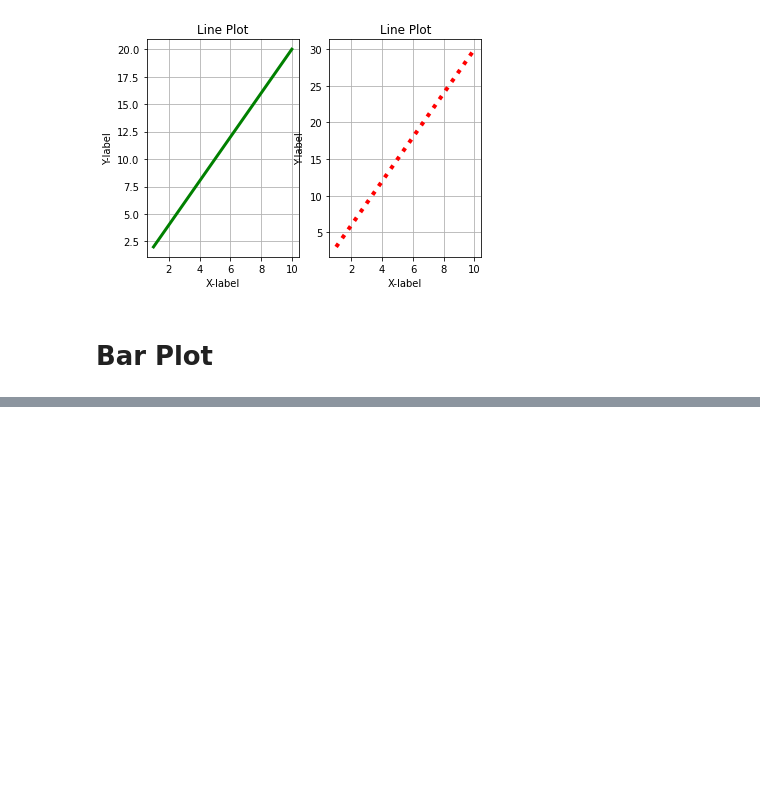
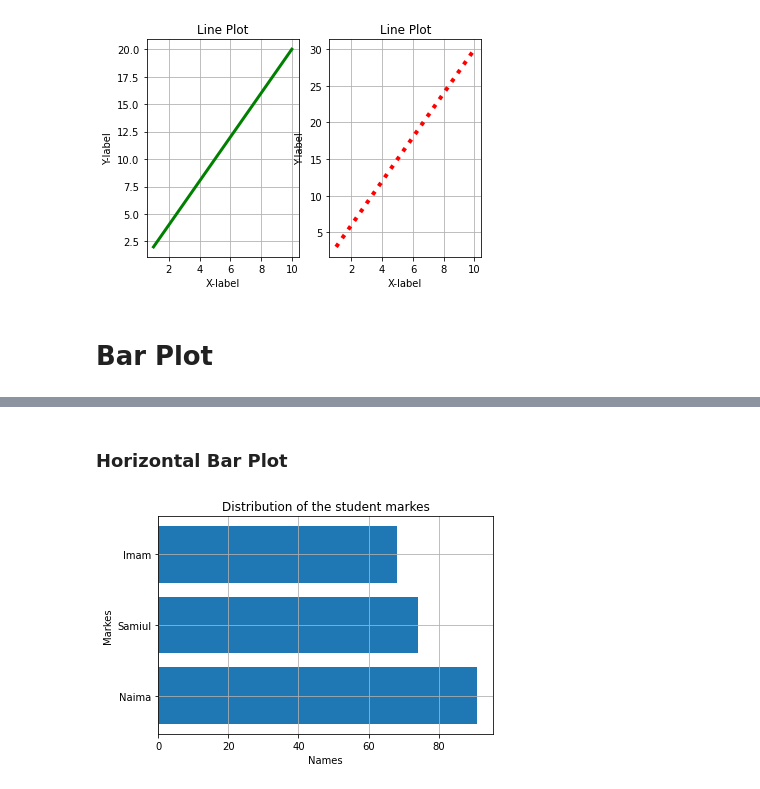
Before and after one commit to imamahasane/Matplotlib_Practices, a Jupyter notebook: MatplotlibPractice.ipynb, the cells around one changed output, grey strips where cells are left out. Saved outputs shown, nothing was run; the diff lists cells and outputs as text; code cells hidden in the pictures; blank space fills up the shorter version.

```diff
--- a/MatplotlibPractice.ipynb
+++ b/MatplotlibPractice.ipynb
@@ -137,0 +170,11 @@ plt.show()
+# %% [markdown]
+### Horizontal Bar Plot
+# %%
+plt.barh(name, value)
+plt.title("Distribution of the student markes")
+plt.xlabel("Names")
+plt.ylabel("Markes")
+plt.grid(True)
+plt.show()
+# %% [output]
+[figure, added]
```
Also changed, not shown: parts of 31 cells of this notebook, 1 other file.
